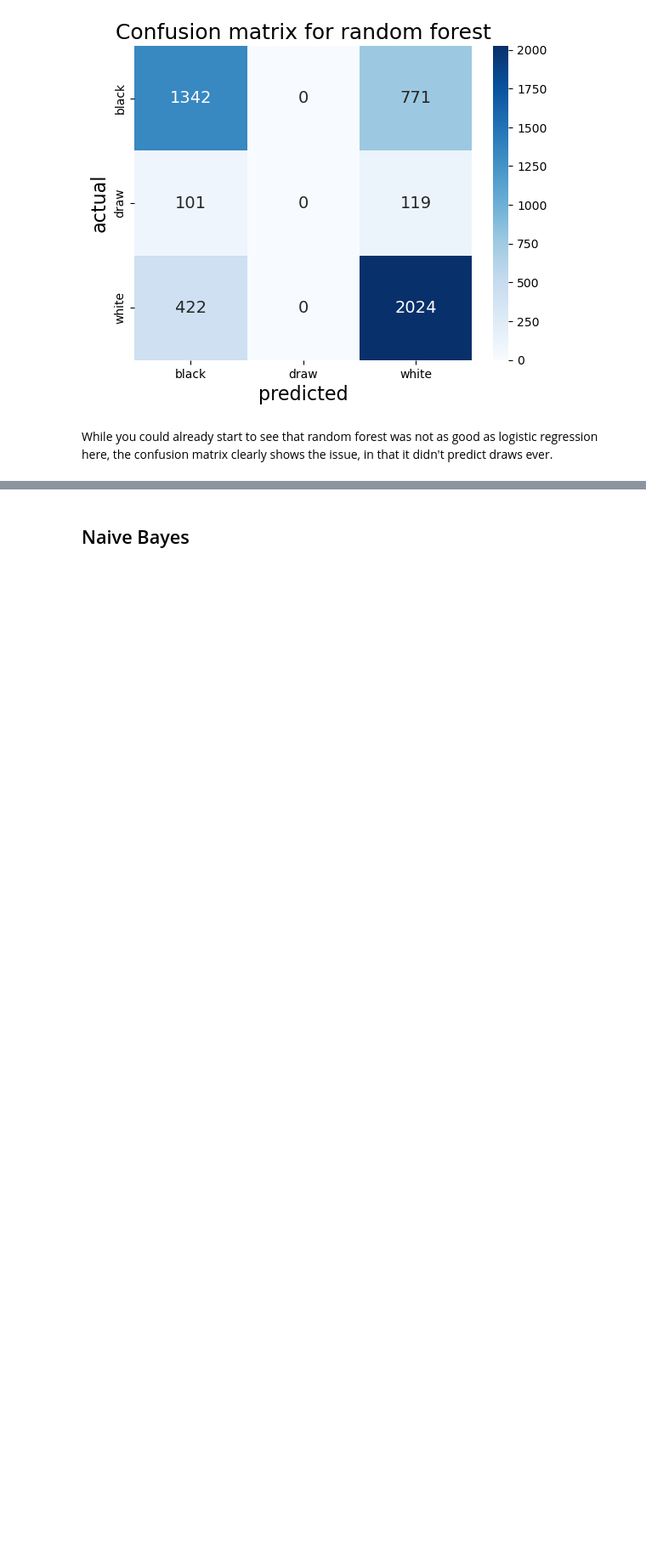
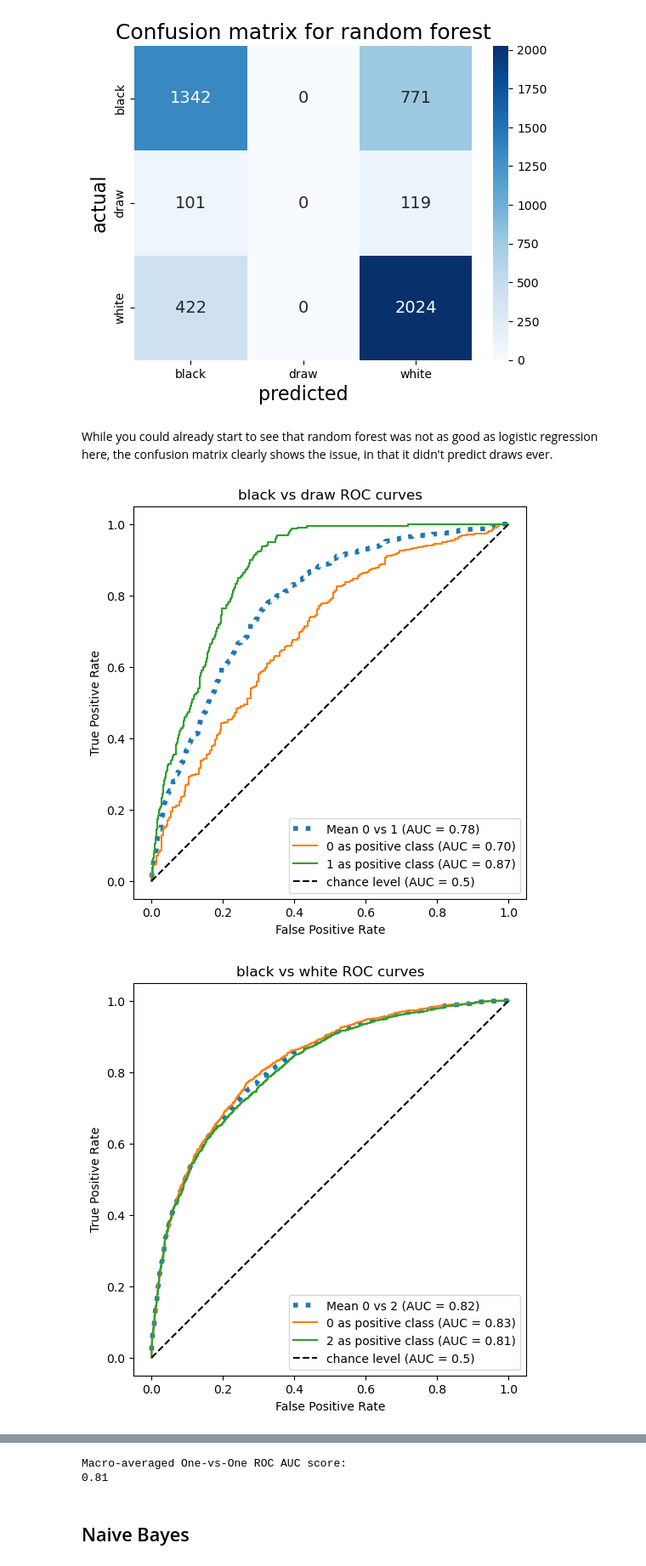
Before and after one commit to RavinderRai/chess_data, a Jupyter notebook: Modelling.ipynb, the cells around one changed output, grey strips where cells are left out. Shown: that part at 85% size. Saved outputs shown, nothing was run; the diff lists cells and outputs as text; code cells hidden in the pictures; blank space fills up the shorter version.

```diff
--- a/Modelling.ipynb
+++ b/Modelling.ipynb
@@ -413,3 +440,73 @@ plt.show()
 [figure]
 # %% [markdown]
 While you could already start to see that random forest was not as good as logistic regression here, the confusion matrix clearly shows the issue, in that it didn't predict draws ever.
+# %%
+y_score = y_pred_probs
+
+pair_scores = []
+mean_tpr = dict()
+
+for ix, (label_a, label_b) in enumerate(pair_list):
+
+    a_mask = y_test == label_a
+    b_mask = y_test == label_b
+    ab_mask = np.logical_or(a_mask, b_mask)
+
+    a_true = a_mask[ab_mask]
+    b_true = b_mask[ab_mask]
+
+    idx_a = np.flatnonzero(label_binarizer.classes_ == label_a)[0]
+    idx_b = np.flatnonzero(label_binarizer.classes_ == label_b)[0]
+
+    fpr_a, tpr_a, _ = roc_curve(a_true, y_score[ab_mask, idx_a])
+    fpr_b, tpr_b, _ = roc_curve(b_true, y_score[ab_mask, idx_b])
+
+    mean_tpr[ix] = np.zeros_like(fpr_grid)
+    mean_tpr[ix] += np.interp(fpr_grid, fpr_a, tpr_a)
+    mean_tpr[ix] += np.interp(fpr_grid, fpr_b, tpr_b)
+    mean_tpr[ix] /= 2
+    mean_score = auc(fpr_grid, mean_tpr[ix])
+    pair_scores.append(mean_score)
+
+    fig, ax = plt.subplots(figsize=(6, 6))
+    plt.plot(
+        fpr_grid,
+        mean_tpr[ix],
+        label=f"Mean {label_a} vs {label_b} (AUC = {mean_score :.2f})",
+        linestyle=":",
+        linewidth=4,
+    )
+    RocCurveDisplay.from_predictions(
+        a_true,
+        y_score[ab_mask, idx_a],
+        ax=ax,
+        name=f"{label_a} as positive class",
+    )
+    RocCurveDisplay.from_predictions(
+        b_true,
+        y_score[ab_mask, idx_b],
+        ax=ax,
+        name=f"{label_b} as positive class",
+    )
+    plt.plot([0, 1], [0, 1], "k--", label="chance level (AUC = 0.5)")
+    plt.axis("square")
+    plt.xlabel("False Positive Rate")
+    plt.ylabel("True Positive Rate")
+
+    #modifying code to work with the labels in this dataset
+    if label_b == 0:
+        cat2 = 'black'
+    elif label_b == 1:
+        cat2 = 'draw'
+    else:
+        cat2 = 'white'
+
+
+    plt.title(f"{target_names[idx_a]} vs {cat2} ROC curves")
+    plt.legend()
+    plt.show()
+
+print(f"Macro-averaged One-vs-One ROC AUC score:\n{np.average(pair_scores):.2f}")
+# %% [output]
+[figure, added]
+[figure, added]
@@ -416,3 +514,5 @@ While you could already start to see that random forest was not as good as logis
+Macro-averaged One-vs-One ROC AUC score:
+0.81
 # %% [markdown]
 ## Naive Bayes
 # %%
```
Also changed, not shown: parts of 13 cells of this notebook.
